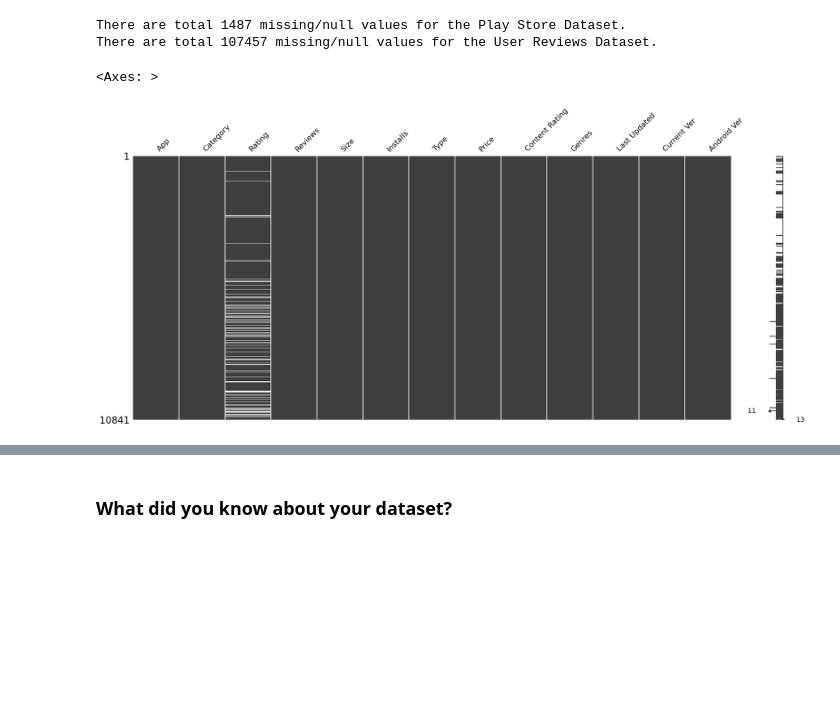
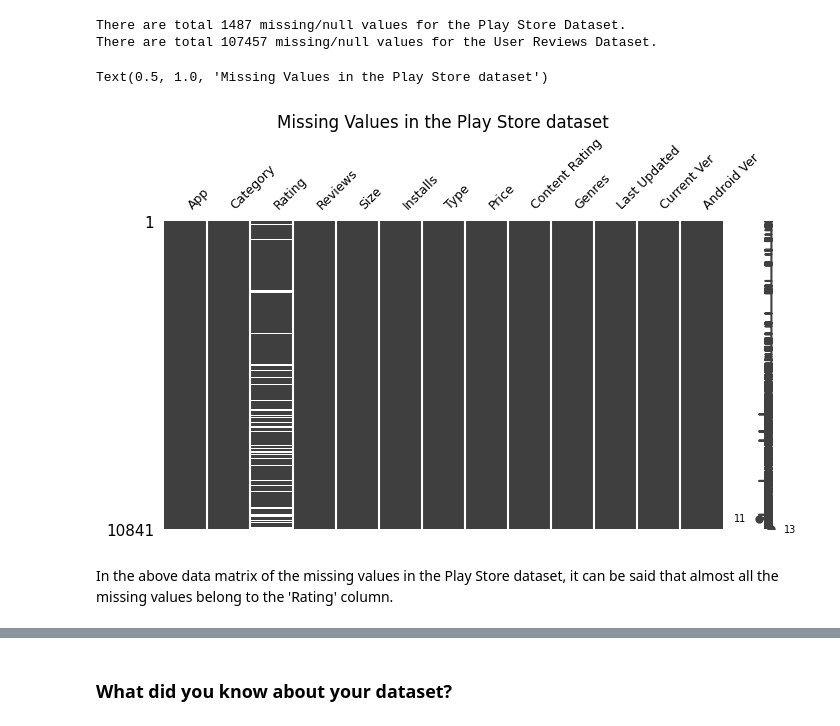
Before and after one commit to dipankarsahu1000/Play-Store-App-Review-Analysis, a Jupyter notebook: Play_Store_App_Review_Analysis.ipynb, the cells around one changed output, grey strips where cells are left out. Saved outputs shown, nothing was run; the diff lists cells and outputs as text; code cells hidden in the pictures; blank space fills up the shorter version.

```diff
--- a/Play_Store_App_Review_Analysis.ipynb
+++ b/Play_Store_App_Review_Analysis.ipynb
@@ -210,13 +210,16 @@ There are total 1487 missing/null values for the Play Store Dataset.
 There are total 107457 missing/null values for the User Reviews Dataset.
 # %%
 # Visualizing the missing values for the Play Store Dataset
-
-msno.matrix(ps_df)
+msno.matrix(ps_df, figsize = (8, 4), fontsize = 9)
 
 # missingno (alias: msno) is a library used specially for visualising missing data. Here, msno.matrix() will visualise the missing data in a matrix form.
+
+plt.title('Missing Values in the Play Store dataset')
 # %% [output]
-<Axes: >
+Text(0.5, 1.0, 'Missing Values in the Play Store dataset')
-[figure, old version]
+[figure, new version]
+# %% [markdown]
+In the above data matrix of the missing values in the Play Store dataset, it can be said that almost all the missing values belong to the 'Rating' column.
 # %%
 # Visualizing the missing values for the User Reviews Dataset
 
```
Also changed, not shown: parts of 10 cells of this notebook.
